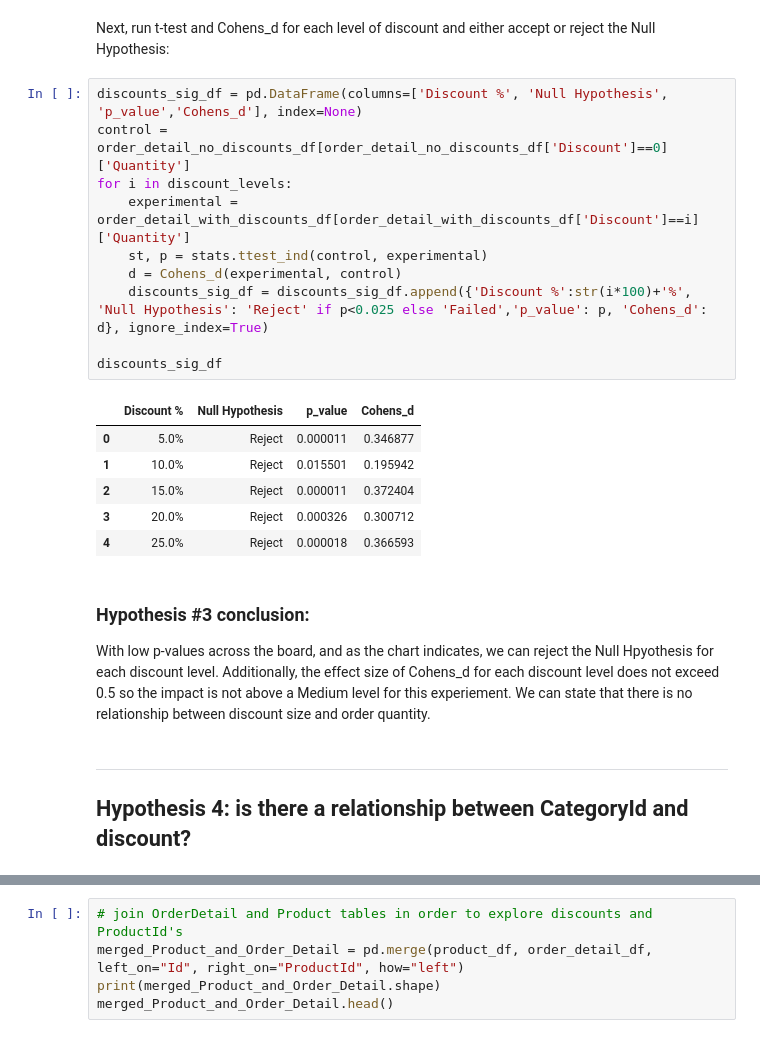
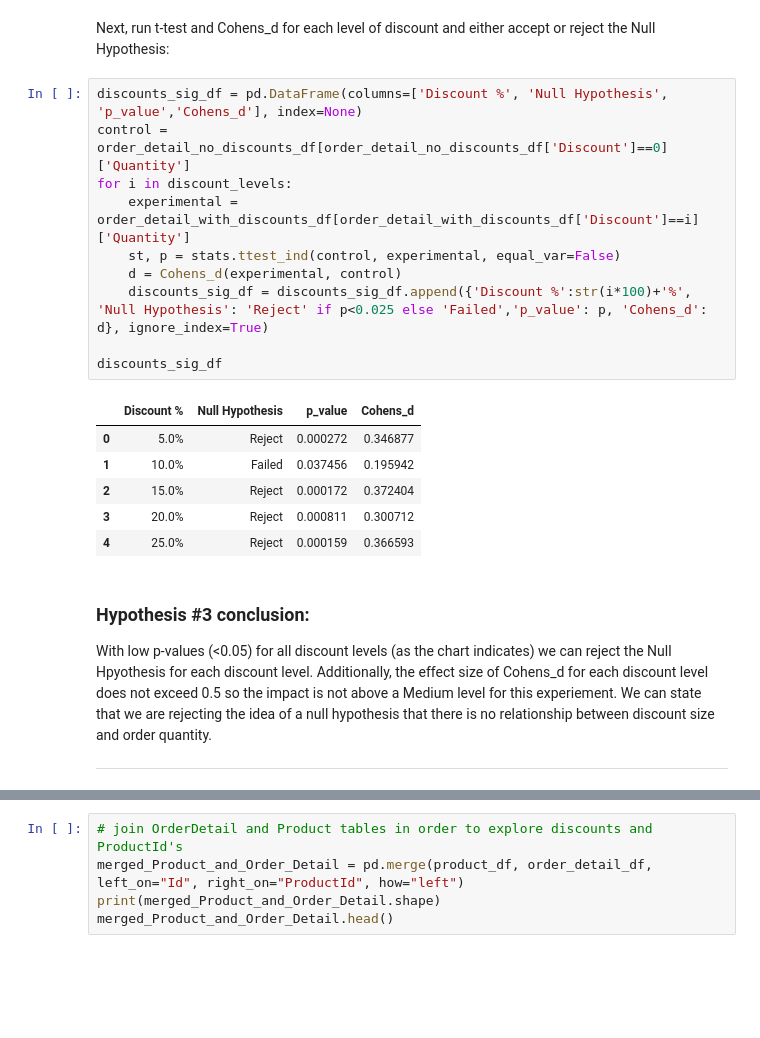
Before and after one commit to witchlane/dsc-mod-3-project-online-ds-sp-000, a Jupyter notebook: MOD-3-PROJECT.ipynb, the cells around one changed output, grey strips where cells are left out. Cells and saved outputs as stored; diff of their text form; blank space fills up the shorter version.

```diff
--- a/MOD-3-PROJECT.ipynb
+++ b/MOD-3-PROJECT.ipynb
@@ -578,23 +608,21 @@ Next, run t-test and Cohens_d for each level of discount and either accept or re
 # %%
 discounts_sig_df = pd.DataFrame(columns=['Discount %', 'Null Hypothesis', 'p_value','Cohens_d'], index=None)
 control = order_detail_no_discounts_df[order_detail_no_discounts_df['Discount']==0]['Quantity']
 for i in discount_levels:
     experimental = order_detail_with_discounts_df[order_detail_with_discounts_df['Discount']==i]['Quantity']
-    st, p = stats.ttest_ind(control, experimental)
+    st, p = stats.ttest_ind(control, experimental, equal_var=False)
     d = Cohens_d(experimental, control)
     discounts_sig_df = discounts_sig_df.append({'Discount %':str(i*100)+'%', 'Null Hypothesis': 'Reject' if p<0.025 else 'Failed','p_value': p, 'Cohens_d': d}, ignore_index=True)
 
 discounts_sig_df
 # %% [output]
 |  | Discount % | Null Hypothesis | p_value | Cohens_d |
-| 0 | 5.0% | Reject | 0.000011 | 0.346877 |
-| 1 | 10.0% | Reject | 0.015501 | 0.195942 |
-| 2 | 15.0% | Reject | 0.000011 | 0.372404 |
-| 3 | 20.0% | Reject | 0.000326 | 0.300712 |
-| 4 | 25.0% | Reject | 0.000018 | 0.366593 |
+| 0 | 5.0% | Reject | 0.000272 | 0.346877 |
+| 1 | 10.0% | Failed | 0.037456 | 0.195942 |
+| 2 | 15.0% | Reject | 0.000172 | 0.372404 |
+| 3 | 20.0% | Reject | 0.000811 | 0.300712 |
+| 4 | 25.0% | Reject | 0.000159 | 0.366593 |
 # %% [markdown]
 ### Hypothesis #3 conclusion:
-With low p-values across the board, and as the chart indicates, we can reject the Null Hpyothesis for each discount level.  Additionally, the effect size of Cohens_d for each discount level does not exceed 0.5 so the impact is not above a Medium level for this experiement.  We can state that there is no relationship between discount size and order quantity.
+With low p-values (<0.05) for all discount levels (as the chart indicates) we can reject the Null Hpyothesis for each discount level.  Additionally, the effect size of Cohens_d for each discount level does not exceed 0.5 so the impact is not above a Medium level for this experiement.  We can state that we are rejecting the idea of a null hypothesis that there is no relationship between discount size and order quantity.
+***
-# %% [markdown]
-***
-## Hypothesis 4: is there a relationship between CategoryId and discount?
```
Also changed, not shown: parts of 50 cells of this notebook.
